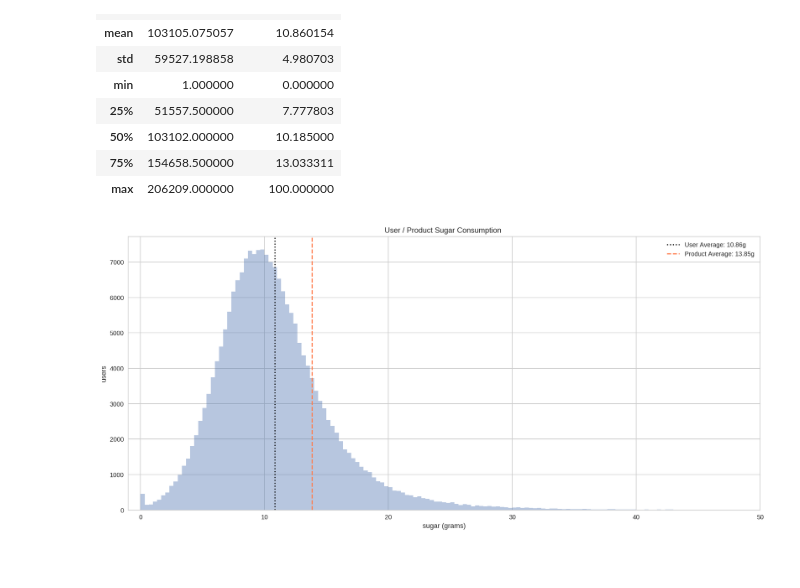
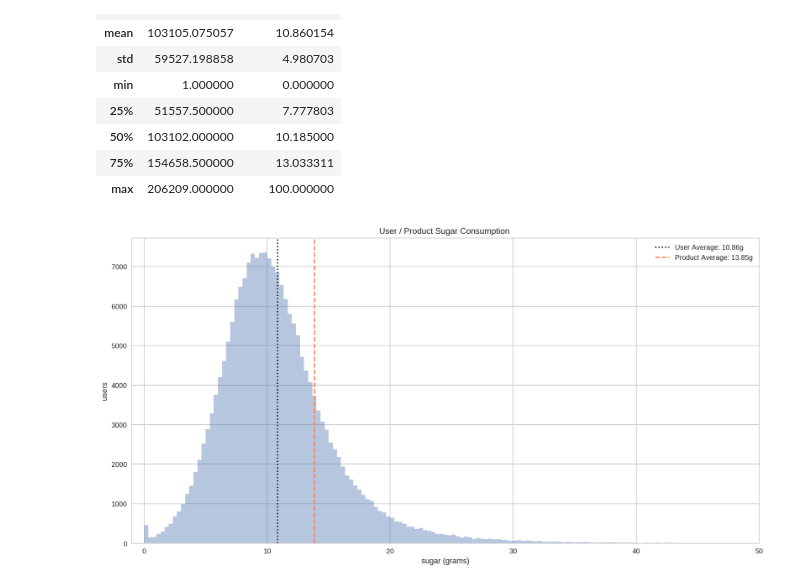
Before and after one commit to stockeh/distributed-spark-analysis, a Jupyter notebook: notebook/sugar-analysis.ipynb, the cells around one changed output. Cells and saved outputs as stored; diff of their text form; code cells hidden in the pictures.

Commit message:
Images added

```diff
--- a/notebook/sugar-analysis.ipynb
+++ b/notebook/sugar-analysis.ipynb
@@ -56,15 +56,16 @@ data.describe()
 # %%
 product_avg = 13.8453498
 user_avg = np.mean(data.sugar)
 
-sns.set(style="whitegrid"); plt.figure(figsize=(18, 8))
+sns.set(style="whitegrid"); plt.figure(figsize=(16, 8))
 plt.title('User / Product Sugar Consumption ')
 
 sns.distplot(data.sugar, bins=300, kde=False).set(xlim=(-1, 50))
 plt.axvline(x=user_avg, color='black', linestyle=':',
             label='User Average: {0:.2f}g'.format(user_avg))
 plt.axvline(x=product_avg, color='coral', linestyle='--',
             label='Product Average: {0:.2f}g'.format(product_avg))
-plt.xlabel('sugar (grams)'); plt.ylabel('users'); plt.legend();
+plt.xlabel('sugar (grams)'); plt.ylabel('users'); plt.legend()
+plt.savefig('sugar.png', format='png', dpi=800);
 # %% [output]
-[figure, old version]
+[figure, new version]
```
Also changed, not shown: 5 other files.
